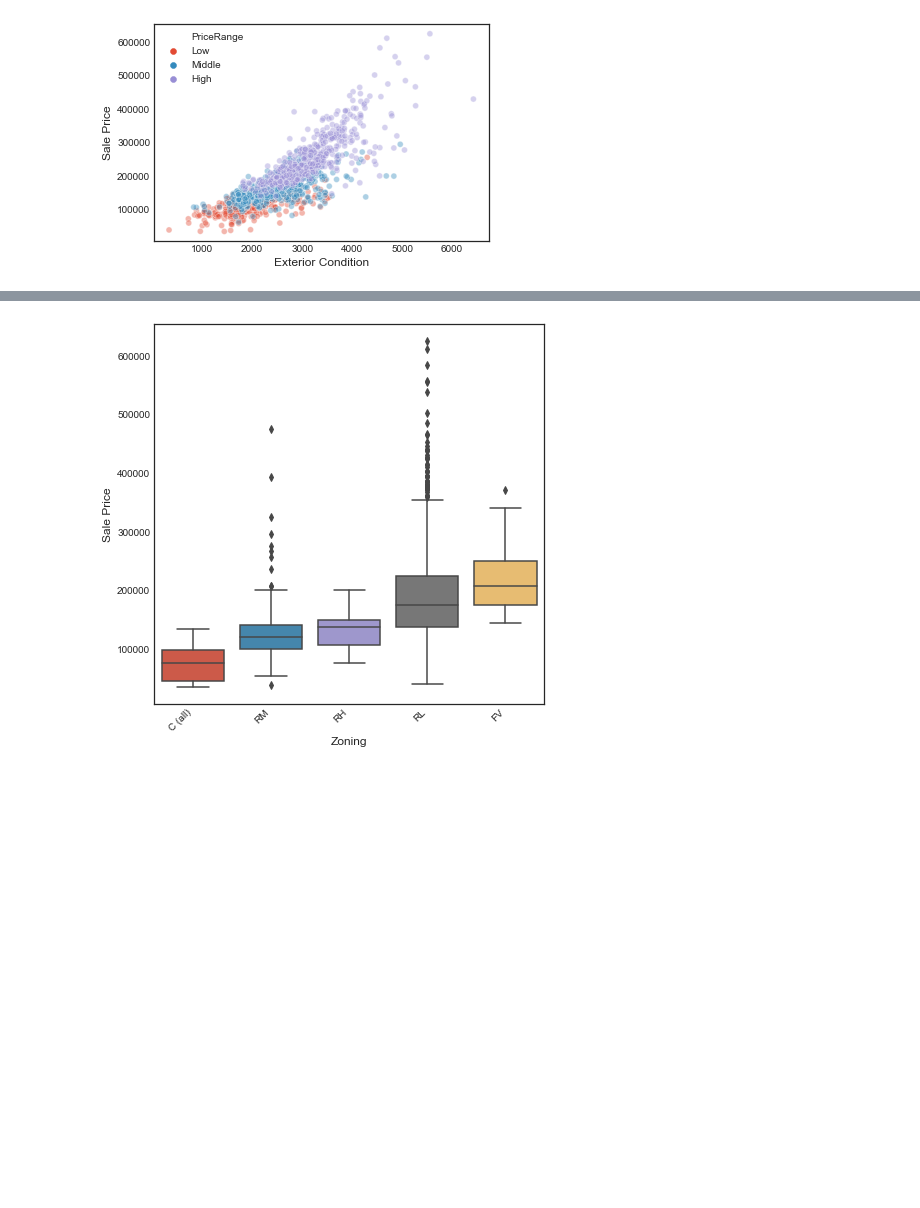
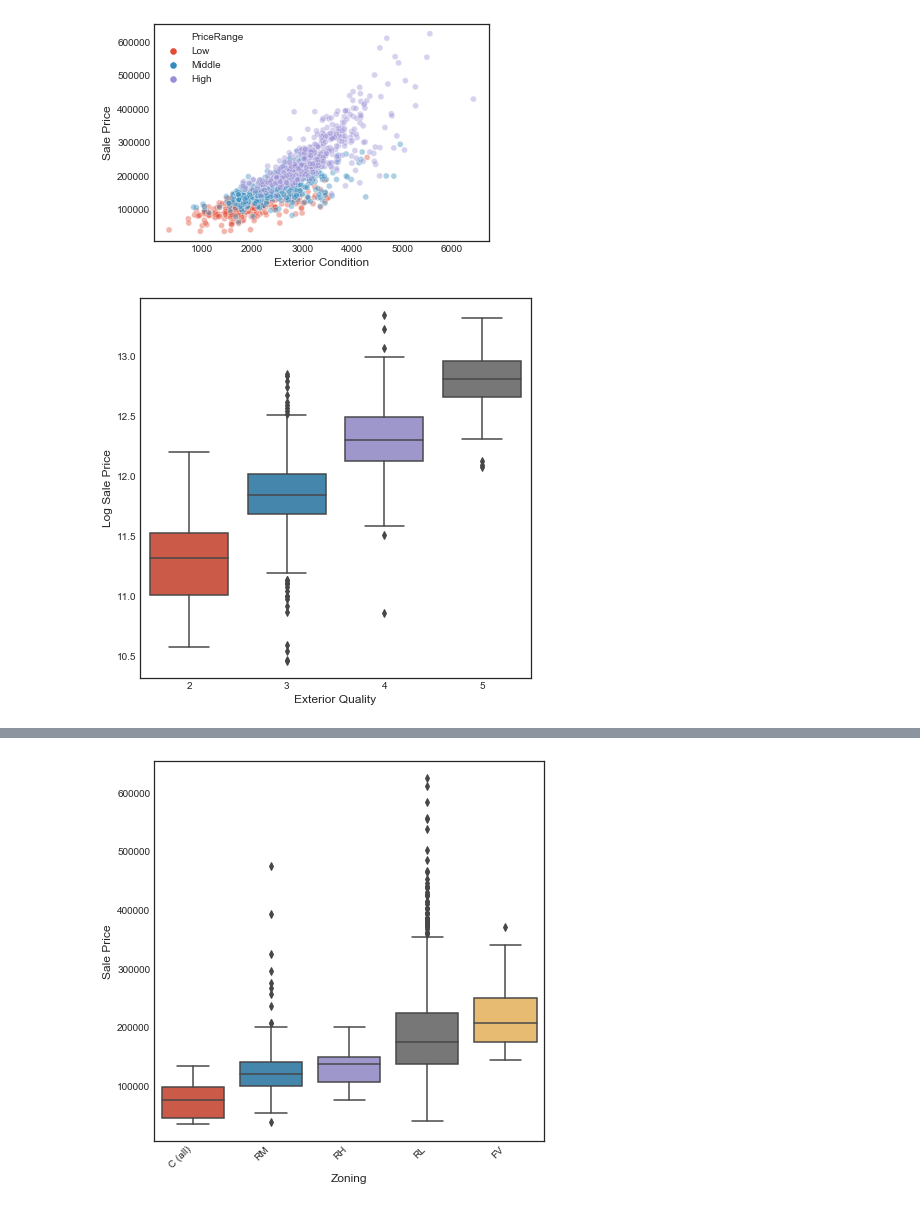
Before and after one commit to snuzbrokh/Ames-Housing, a Jupyter notebook: Sam/workbook.ipynb, the cells around one changed output, grey strips where cells are left out. Saved outputs shown, nothing was run; the diff lists cells and outputs as text; code cells hidden in the pictures; blank space fills up the shorter version.

```diff
--- a/Sam/workbook.ipynb
+++ b/Sam/workbook.ipynb
@@ -177,6 +177,21 @@ ax.set(xlabel='Exterior Condition', ylabel='Sale Price')
 # %% [output]
 [Text(0, 0.5, 'Sale Price'), Text(0.5, 0, 'Exterior Condition')]
 [figure]
+# %%
+# Find the order
+#my_order = train.groupby(by=["Neighborhood"])["SalePrice"].mean().sort_values().index
+
+plt.figure(figsize=(7,7))
+ax = sns.boxplot(x="ExterQual", y='logPrice', data=train)#, order=my_order)
+#ax.set_xticklabels(ax.get_xticklabels(), rotation=45, horizontalalignment='right');
+
+
+ax.set(xlabel='Exterior Quality', ylabel='Log Sale Price')
+
+
+ax.figure.savefig("./presentation/exterbox_v_logsale.svg",bbox_inches='tight')
+# %% [output]
+[figure, added]
 # %%
 # Find the order
 #my_order = train.groupby(by=["Neighborhood"])["SalePrice"].mean().sort_values().index
```
Also changed, not shown: parts of 18 cells of this notebook, 30 other files.
